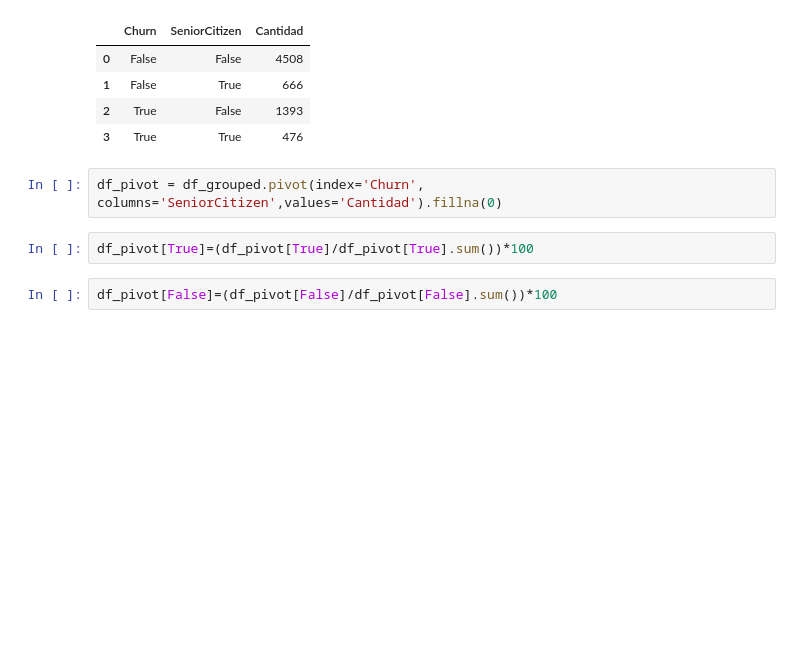
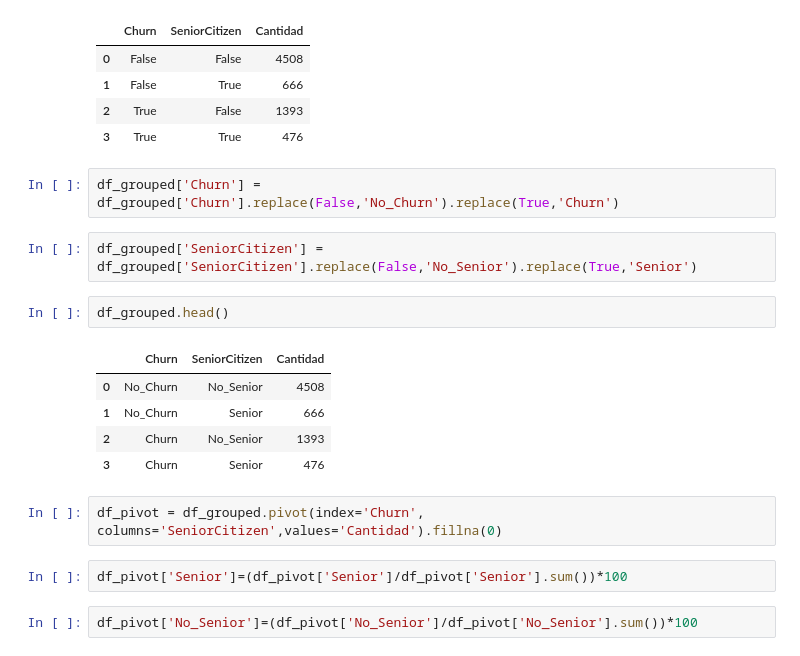
Before and after one commit to MiguelFigueroa02/Challenge_Telecom_X_Evasion_Clientes, a Jupyter notebook: telecomx_latam.ipynb, the cells around one changed output. Cells and saved outputs as stored; diff of their text form; blank space fills up the shorter version.

```diff
--- a/telecomx_latam.ipynb
+++ b/telecomx_latam.ipynb
@@ -875,12 +873,24 @@ df_grouped.head()
 | 1 | False | True | 666 |
 | 2 | True | False | 1393 |
 | 3 | True | True | 476 |
+# %%
+df_grouped['Churn'] = df_grouped['Churn'].replace(False,'No_Churn').replace(True,'Churn')
+# %%
+df_grouped['SeniorCitizen'] = df_grouped['SeniorCitizen'].replace(False,'No_Senior').replace(True,'Senior')
+# %%
+df_grouped.head()
+# %% [output]
+|  | Churn | SeniorCitizen | Cantidad |
+| 0 | No_Churn | No_Senior | 4508 |
+| 1 | No_Churn | Senior | 666 |
+| 2 | Churn | No_Senior | 1393 |
+| 3 | Churn | Senior | 476 |
 # %%
 df_pivot = df_grouped.pivot(index='Churn', columns='SeniorCitizen',values='Cantidad').fillna(0)
 # %%
-df_pivot[True]=(df_pivot[True]/df_pivot[True].sum())*100
+df_pivot['Senior']=(df_pivot['Senior']/df_pivot['Senior'].sum())*100
 # %%
-df_pivot[False]=(df_pivot[False]/df_pivot[False].sum())*100
+df_pivot['No_Senior']=(df_pivot['No_Senior']/df_pivot['No_Senior'].sum())*100
 # %%
 df_pivot.head()
 # %% [output]
```
Also changed, not shown: parts of 4 cells of this notebook.
